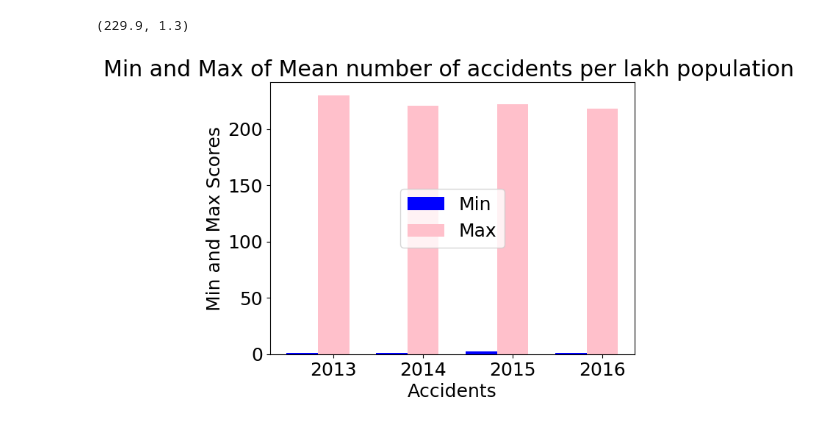
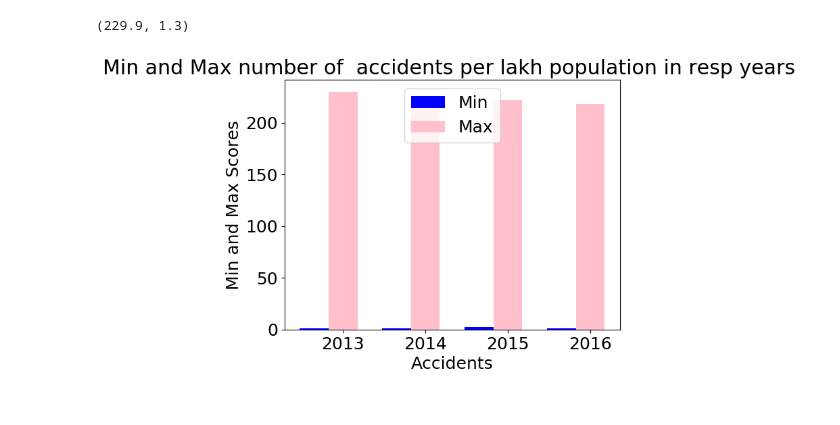
Before and after one commit to katreparitosh/Multi-Dimentional-Data-Analytics-of-Road-Accidents-in-India, a Jupyter notebook: Road-Accidents-Analysis.ipynb, the cells around one changed output. Saved outputs shown, nothing was run; the diff lists cells and outputs as text; code cells hidden in the pictures.

```diff
--- a/Road-Accidents-Analysis.ipynb
+++ b/Road-Accidents-Analysis.ipynb
@@ -371,19 +376,19 @@ max16 = np.max(df['Total Number of Accidents Per Lakh Population - 2016'])
 # %%
 n = 4
 minx = (min13, min14, min15, min16)
 maxx = (max13, max14, max15, max16)
 index = np.arange(n)
 bar_width = 0.35
 
 r1 = plt.bar(index, minx, bar_width, align = 'center', color = 'b', label = 'Min')
 
 r2 = plt.bar(index + bar_width, maxx, bar_width, align = 'center', color ='pink', label = 'Max')
 
 plt.xlabel("Accidents")
 plt.ylabel("Min and Max Scores")
-plt.title("Min and Max of Mean number of accidents per lakh population ")
+plt.title("Min and Max number of  accidents per lakh population in resp years ")
 plt.xticks(index + bar_width,('2013','2014','2015','2016'))
-plt.legend(loc = 'center')
+plt.legend(loc = 'upper center')
 plt.show()
 # %% [output]
-[figure, old version]
+[figure, new version]
```
Also changed, not shown: parts of 24 cells of this notebook.
